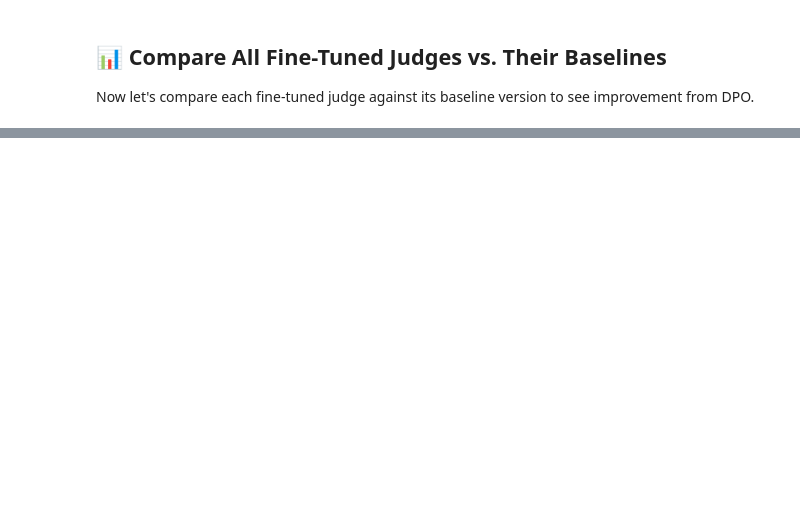
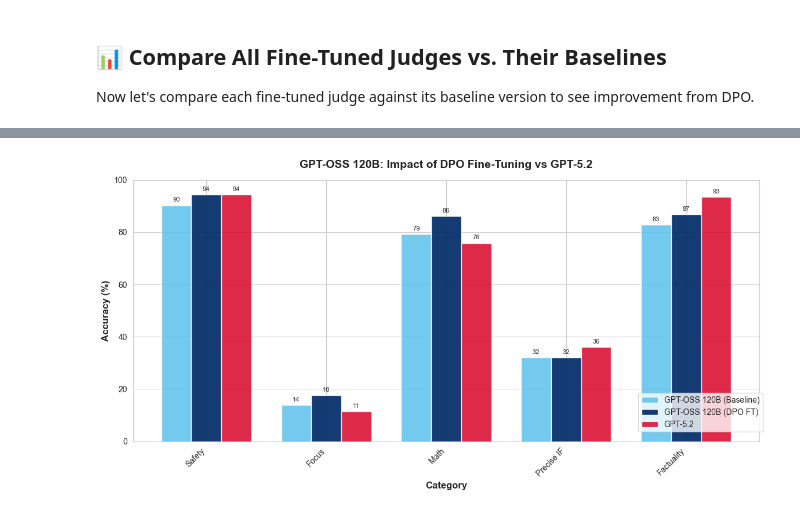
Before and after one commit to togethercomputer/together-cookbook, a Jupyter notebook: Evals/Optimizing_LLM_Judges.ipynb, the cells around one changed output, grey strips where cells are left out. Drawn from its saved outputs; the diff is of its cells as text; code cells hidden in the pictures; blank space fills up the shorter version.

```diff
--- a/Evals/Optimizing_LLM_Judges.ipynb
+++ b/Evals/Optimizing_LLM_Judges.ipynb
@@ -1458,7 +1463,7 @@ for model_name, job_info in dpo_jobs_complete.items():
         print(f"  {model_name:20s}: {job_info['output_name']}")
 print("="*80)
 
-print(f"\n📊 Evaluating all fine-tuned judges on test set ({len(test_dataset)} examples)...")
+#print(f"\n📊 Evaluating all fine-tuned judges on test set ({len(test_dataset)} examples)...")
 print("="*80)
 
 # Launch evaluations for all fine-tuned judges
@@ -1474,7 +1479,7 @@ for model_name, job_info in dpo_jobs_complete.items():
     try:
         eval_response = client.evaluation.create(
             type="compare",
-            input_data_file_path=test_file.id,  # Using test file from Phase 1
+            input_data_file_path="file-5f36903a-5faa-4eb8-acbe-1a9c52c32fd4",#test_file.id,  # Using test file from Phase 1
             judge_model=job_info['output_name'],
             judge_model_source="serverless",
             judge_system_template=PAIRWISE_JUDGE_PROMPT,  # Same prompt as baseline
@@ -1485,7 +1490,7 @@ for model_name, job_info in dpo_jobs_complete.items():
         finetuned_evals[model_name] = {
             'eval': eval_response,
             'output_name': job_info['output_name'],
-            'base_model_id': job_info['model_id'],
+            'base_model_id': job_info['model'],
             'workflow_id': eval_response.workflow_id
         }
 
@@ -1801,0 +1950,81 @@ print("\n" + "="*80)
+# %%
+# GPT-OSS 120B: Per-Category Comparison (Baseline vs Fine-Tuned vs GPT-5.2)
+
+# Get metrics
+gptoss_baseline = baseline_metrics['openai/gpt-oss-120b']['subset_accuracy']
+gptoss_finetuned = finetuned_metrics['GPT-OSS 120B']['subset_accuracy']
+gpt52_subset = gpt52_metrics['subset_accuracy']
+
+# Build comparison table
+comparison_data = []
+categories = [cat for cat in gptoss_baseline.keys() if cat != 'Ties']
+
+for cat in categories:
+    baseline_acc = gptoss_baseline.get(cat, 0) * 100
+    finetuned_acc = gptoss_finetuned.get(cat, 0) * 100
+    gpt52_acc = gpt52_subset.get(cat, 0) * 100
+
+    improvement = finetuned_acc - baseline_acc
+    vs_gpt52 = finetuned_acc - gpt52_acc
+
+    comparison_data.append({
+        'Category': cat,
+        'GPT-OSS Baseline': baseline_acc,
+        'GPT-OSS + DPO': finetuned_acc,
+        'GPT-5.2': gpt52_acc,
+        'Improvement': improvement,
+        'vs GPT-5.2': vs_gpt52
+    })
+
+comparison_df = pd.DataFrame(comparison_data)
+
+# Display table
+print("=" * 100)
+print("📊 GPT-OSS 120B Per-Category Accuracy: Before vs After Fine-Tuning")
+print("=" * 100)
+print()
+print(comparison_df.to_string(index=False, float_format=lambda x: f'{x:+.1f}%' if 'vs' in str(x) or 'Improvement' in str(x) else f'{x:.1f}%'))
+print()
+
+# Summary
+print("=" * 100)
+print("📈 Summary:")
+categories_improved = sum(1 for row in comparison_data if row['Improvement'] > 0)
+categories_beat_gpt52 = sum(1 for row in comparison_data if row['vs GPT-5.2'] > 0)
+avg_improvement = sum(row['Improvement'] for row in comparison_data) / len(comparison_data)
+
+print(f"   • Categories improved after DPO: {categories_improved}/{len(categories)}")
+print(f"   • Categories where GPT-OSS+DPO beats GPT-5.2: {categories_beat_gpt52}/{len(categories)}")
+print(f"   • Average accuracy improvement: {avg_improvement:+.1f}%")
+print("=" * 100)
+
+# Visualization
+fig, ax = plt.subplots(figsize=(12, 6))
+
+x = np.arange(len(categories))
+width = 0.25
+
+bars1 = ax.bar(x - width, [d['GPT-OSS Baseline'] for d in comparison_data], width, label='GPT-OSS 120B (Baseline)', color='#5BC0EB', alpha=0.85)    # light blue
+bars2 = ax.bar(x, [d['GPT-OSS + DPO'] for d in comparison_data], width, label='GPT-OSS 120B (DPO FT)', color='#08306b', alpha=0.95)                  # dark blue
+bars3 = ax.bar(x + width, [d['GPT-5.2'] for d in comparison_data], width, label='GPT-5.2', color='#d90429', alpha=0.85)                # red
+
+ax.set_ylabel('Accuracy (%)', fontsize=12, fontweight='bold')
+ax.set_xlabel('Category', fontsize=12, fontweight='bold')
+ax.set_title('GPT-OSS 120B: Impact of DPO Fine-Tuning vs GPT-5.2', fontsize=14, fontweight='bold', pad=15)
+ax.set_xticks(x)
+ax.set_xticklabels(categories, rotation=45, ha='right')
+ax.legend(loc='upper left', bbox_to_anchor=(0.8, 0.2))
+ax.set_ylim(0, 100)
+
+# Add value labels on bars
+for bars in [bars1, bars2, bars3]:
+    for bar in bars:
+        height = bar.get_height()
+        ax.annotate(f'{height:.0f}',
+                    xy=(bar.get_x() + bar.get_width() / 2, height),
+                    xytext=(0, 3), textcoords="offset points",
+                    ha='center', va='bottom', fontsize=8)
+
+plt.tight_layout()
+plt.show()
+# %% [output]
@@ -1801,0 +2048 @@ print("\n" + "="*80)
+[figure, added]
```
Also changed, not shown: parts of 53 cells of this notebook.
